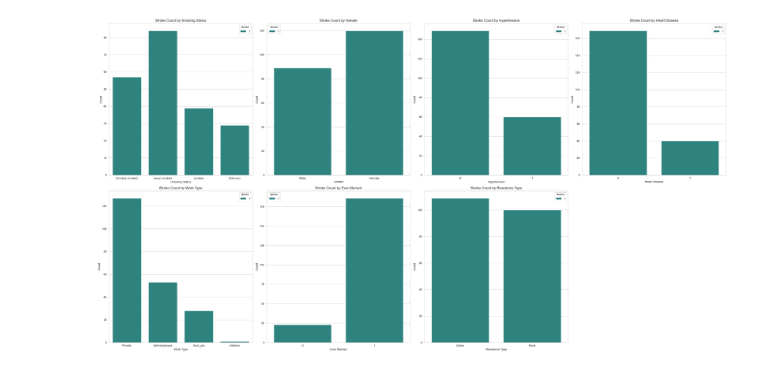
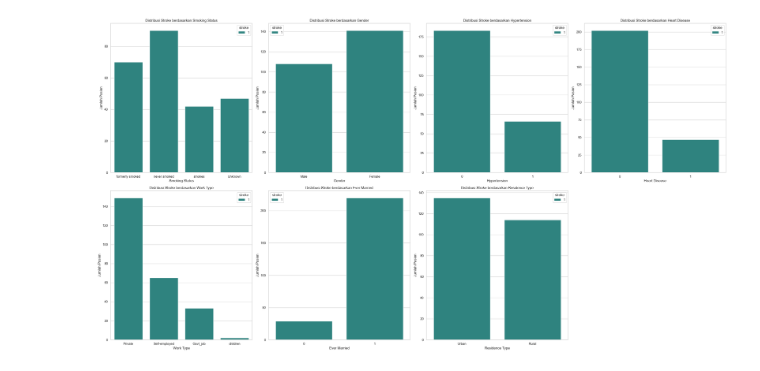
Before and after one commit to ruslialwin/stroke-analysis, a Jupyter notebook: stroke-analysis.ipynb, the cells around one changed output. Saved outputs shown, nothing was run; the diff lists cells and outputs as text; code cells hidden in the pictures.

Commit message:
update stroke-analysis notebook

```diff
--- a/stroke-analysis.ipynb
+++ b/stroke-analysis.ipynb
@@ -274,3 +273,0 @@ df[df['bmi'].isnull()]
-# %%
-#menghapus data yang null
-df.dropna(inplace=True)
@@ -302,16 +285,0 @@ Text(0.5, 1.0, 'Stroke Distribution')
-# %%
-# jumlah data dari setiap variasi data pada kolom
-fig,axes = plt.subplots(4,2,figsize = (16,16))
-sns.set_style('whitegrid')
-fig.suptitle("Count plot for various categorical features")
-
-sns.countplot(ax=axes[0,0],data=df,x='gender')
-sns.countplot(ax=axes[0,1],data=df,x='hypertension')
-sns.countplot(ax=axes[1,0],data=df,x='heart_disease')
-sns.countplot(ax=axes[1,1],data=df,x='ever_married')
-sns.countplot(ax=axes[2,0],data=df,x='work_type')
-sns.countplot(ax=axes[2,1],data=df,x='Residence_type')
-sns.countplot(ax=axes[3,0],data=df,x='smoking_status')
-sns.countplot(ax=axes[3,1],data=df,x='stroke')
-
-plt.show()
@@ -444,64 +474,65 @@ plt.show()
 # %%
-#univariate
-# Filter data to include only rows where 'stroke' is 1
+# Analisis karakteristik pasien stroke (hanya data dengan stroke = 1)
+
+# Filter data hanya untuk pasien yang mengalami stroke
 df_stroke = df[df['stroke'] == 1]
 
-# Create subplots for smoking_status, gender, hypertension, heart_disease, work_type, ever_married, and Residence_type
-plt.figure(figsize=(30, 16))  # Menyesuaikan tinggi figur
+# Membuat kanvas besar untuk menampung beberapa subplot
+plt.figure(figsize=(30, 16))  # Menyesuaikan ukuran figur agar grafik tidak bertumpuk
 
-# Subplot 1: Smoking Status
+# Subplot 1: Distribusi status merokok pada pasien stroke
 plt.subplot(2, 4, 1)
 sns.countplot(x='smoking_status', data=df_stroke, palette='viridis', hue='stroke')
-plt.title('Stroke Count by Smoking Status')
+plt.title('Distribusi Stroke berdasarkan Smoking Status')
 plt.xlabel('Smoking Status')
-plt.ylabel('Count')
+plt.ylabel('Jumlah Pasien')
 
-# Subplot 2: Gender
+# Subplot 2: Distribusi gender pada pasien stroke
 plt.subplot(2, 4, 2)
 sns.countplot(x='gender', data=df_stroke, palette='viridis', hue='stroke')
-plt.title('Stroke Count by Gender')
+plt.title('Distribusi Stroke berdasarkan Gender')
 plt.xlabel('Gender')
-plt.ylabel('Count')
+plt.ylabel('Jumlah Pasien')
 
-# Subplot 3: Hypertension
+# Subplot 3: Distribusi hipertensi pada pasien stroke
 plt.subplot(2, 4, 3)
 sns.countplot(x='hypertension', data=df_stroke, palette='viridis', hue='stroke')
-plt.title('Stroke Count by Hypertension')
+plt.title('Distribusi Stroke berdasarkan Hypertension')
 plt.xlabel('Hypertension')
-plt.ylabel('Count')
+plt.ylabel('Jumlah Pasien')
 
-# Subplot 4: Heart Disease
+# Subplot 4: Distribusi penyakit jantung pada pasien stroke
 plt.subplot(2, 4, 4)
 sns.countplot(x='heart_disease', data=df_stroke, palette='viridis', hue='stroke')
-plt.title('Stroke Count by Heart Disease')
+plt.title('Distribusi Stroke berdasarkan Heart Disease')
 plt.xlabel('Heart Disease')
-plt.ylabel('Count')
+plt.ylabel('Jumlah Pasien')
 
-# Subplot 5: Work Type
+# Subplot 5: Distribusi jenis pekerjaan pada pasien stroke
 plt.subplot(2, 4, 5)
 sns.countplot(x='work_type', data=df_stroke, palette='viridis', hue='stroke')
-plt.title('Stroke Count by Work Type')
+plt.title('Distribusi Stroke berdasarkan Work Type')
 plt.xlabel('Work Type')
-plt.ylabel('Count')
+plt.ylabel('Jumlah Pasien')
 
-# Subplot 6: Ever Married
+# Subplot 6: Distribusi status pernikahan pada pasien stroke
 plt.subplot(2, 4, 6)
 sns.countplot(x='ever_married', data=df_stroke, palette='viridis', hue='stroke')
-plt.title('Stroke Count by Ever Married')
+plt.title('Distribusi Stroke berdasarkan Ever Married')
 plt.xlabel('Ever Married')
-plt.ylabel('Count')
+plt.ylabel('Jumlah Pasien')
 
-# Subplot 7: Residence Type
+# Subplot 7: Distribusi tipe tempat tinggal pada pasien stroke
 plt.subplot(2, 4, 7)
 sns.countplot(x='Residence_type', data=df_stroke, palette='viridis', hue='stroke')
-plt.title('Stroke Count by Residence Type')
+plt.title('Distribusi Stroke berdasarkan Residence Type')
 plt.xlabel('Residence Type')
-plt.ylabel('Count')
+plt.ylabel('Jumlah Pasien')
 
-# Adjust layout
+# Mengatur tata letak agar grafik rapi dan tidak saling bertumpuk
 plt.tight_layout()
 
-# Show the combined chart
+# Menampilkan grafik gabungan
 plt.show()
 # %% [output]
-[figure, old version]
+[figure, new version]
```
Also changed, not shown: parts of 53 cells of this notebook.
